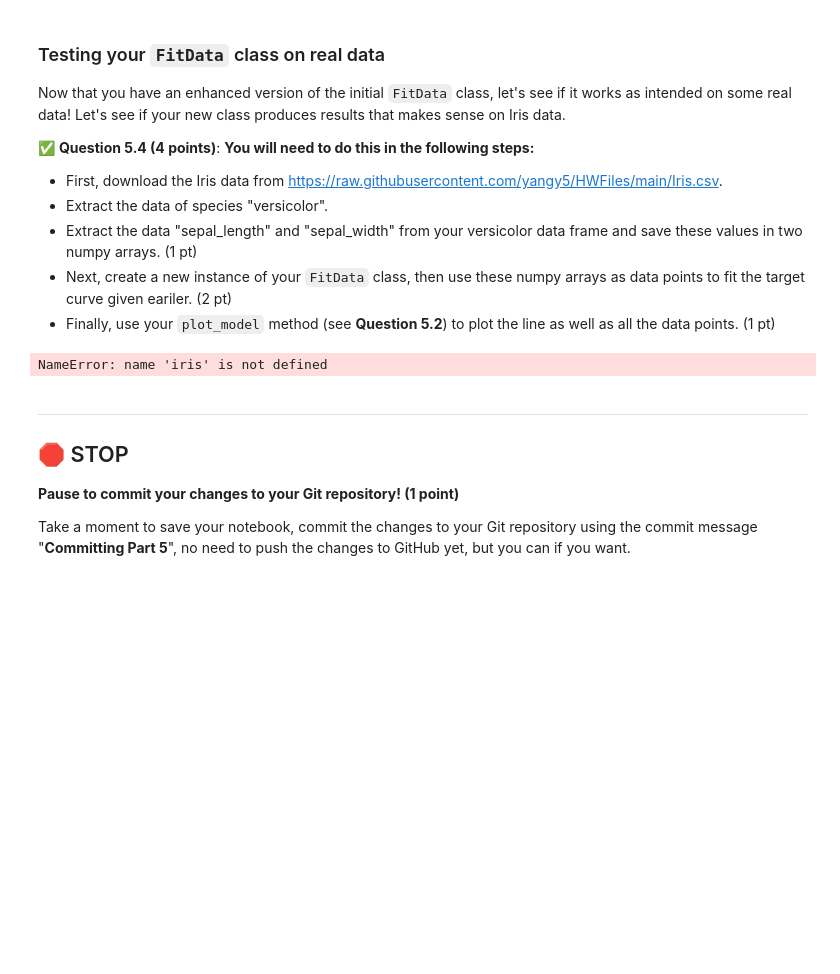
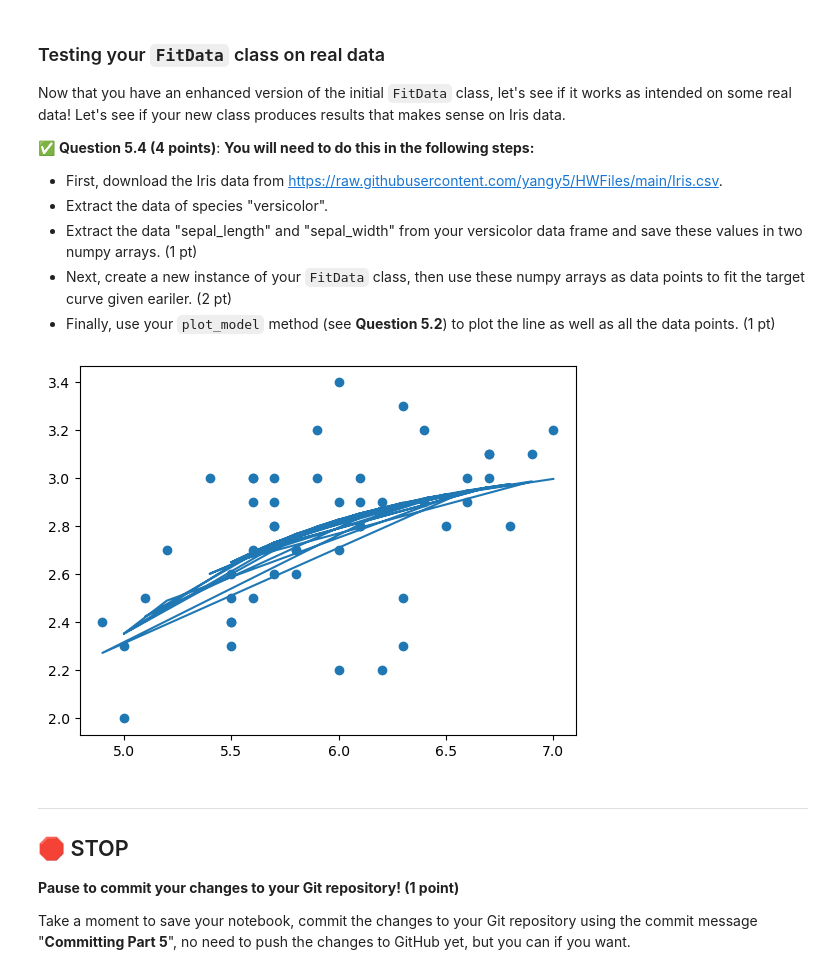
Before and after one commit to THaysMSU/CMSE202-s25-turnin, a Jupyter notebook: hw-01/HW-01_GitPracticeDebuggingPythonPackagesAndClasses-SS25-THAYS.ipynb, the cells around one changed output. Saved outputs shown, nothing was run; the diff lists cells and outputs as text; code cells hidden in the pictures; blank space fills up the shorter version.

```diff
--- a/hw-01/HW-01_GitPracticeDebuggingPythonPackagesAndClasses-SS25-THAYS.ipynb
+++ b/hw-01/HW-01_GitPracticeDebuggingPythonPackagesAndClasses-SS25-THAYS.ipynb
@@ -778,19 +778,13 @@ versimask = (iris['species'] == 'versicolor')
 iris = iris[versimask]
 seplen = np.array(iris['sepal_length'])
 sepwid = np.array(iris['sepal_width'])
-
-irisfit = FitData(seplen, sepwid)
-irisfit.CurveFit_model(func)
-CurvF_test1.plot_model()
-
-x_new = np.array([5.0, 6.5, -1.5])
-y_pred = CurvF_test1.predict(x_new)
-
-y_pred
-# %% [output]
-NameError: name 'iris' is not defined
 # %%
 # Fit and plot the Iris sepal_length and sepal_width data
+irisfit = FitData(seplen, sepwid)
+irisfit.CurveFit_model(func)
+irisfit.plot_model()
+# %% [output]
+[figure, added]
 # %% [markdown]
 ---
 ## &#128721; STOP
```
Also changed, not shown: parts of 1 cell of this notebook.
